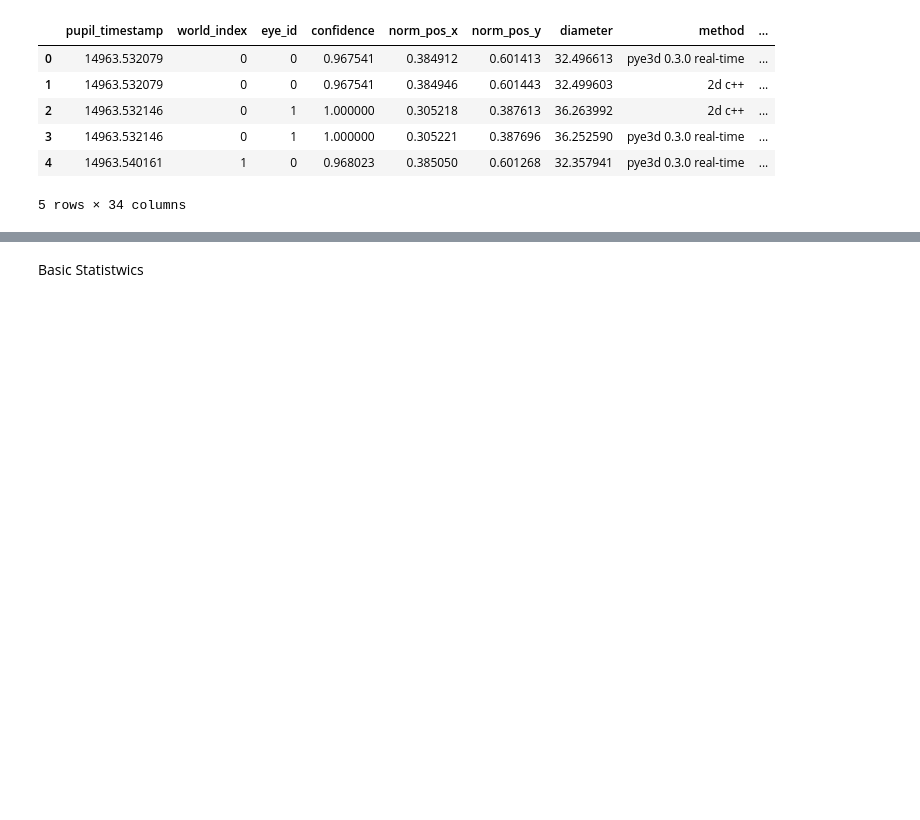
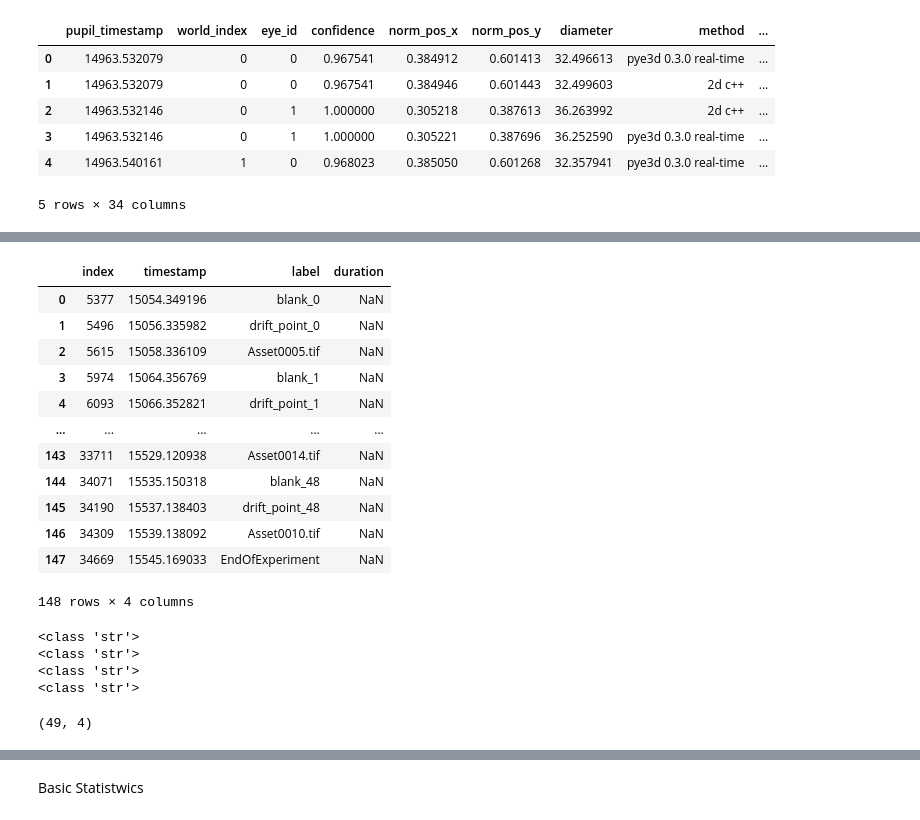
Before and after one commit to Rockyneuron/pupil_labs_analysis, a Jupyter notebook: analysis/data_exploration.ipynb, the cells around one changed output, grey strips where cells are left out. Drawn from its saved outputs; the diff is of its cells as text; code cells hidden in the pictures; blank space fills up the shorter version.

```diff
--- a/analysis/data_exploration.ipynb
+++ b/analysis/data_exploration.ipynb
@@ -83,0 +501,28 @@ detector_3d_data['diameter'].plot()
+# %%
+annotations_pd
+# %% [output]
+|  | index | timestamp | label | duration |
+| 0 | 5377 | 15054.349196 | blank_0 | NaN |
+| 1 | 5496 | 15056.335982 | drift_point_0 | NaN |
+| 2 | 5615 | 15058.336109 | Asset0005.tif | NaN |
+| 3 | 5974 | 15064.356769 | blank_1 | NaN |
+| 4 | 6093 | 15066.352821 | drift_point_1 | NaN |
+| ... | ... | ... | ... | ... |
+| 143 | 33711 | 15529.120938 | Asset0014.tif | NaN |
+| 144 | 34071 | 15535.150318 | blank_48 | NaN |
+| 145 | 34190 | 15537.138403 | drift_point_48 | NaN |
+| 146 | 34309 | 15539.138092 | Asset0010.tif | NaN |
+| 147 | 34669 | 15545.169033 | EndOfExperiment | NaN |
+148 rows × 4 columns
+# %%
+for  vline in annotations_pd.where(filter_events):
+    print(type(vline))
+# %% [output]
+<class 'str'>
+<class 'str'>
+<class 'str'>
+<class 'str'>
+# %%
+annotations_pd[filter_events].shape
+# %% [output]
+(49, 4)
```
Also changed, not shown: parts of 51 cells of this notebook, 1 other file.
